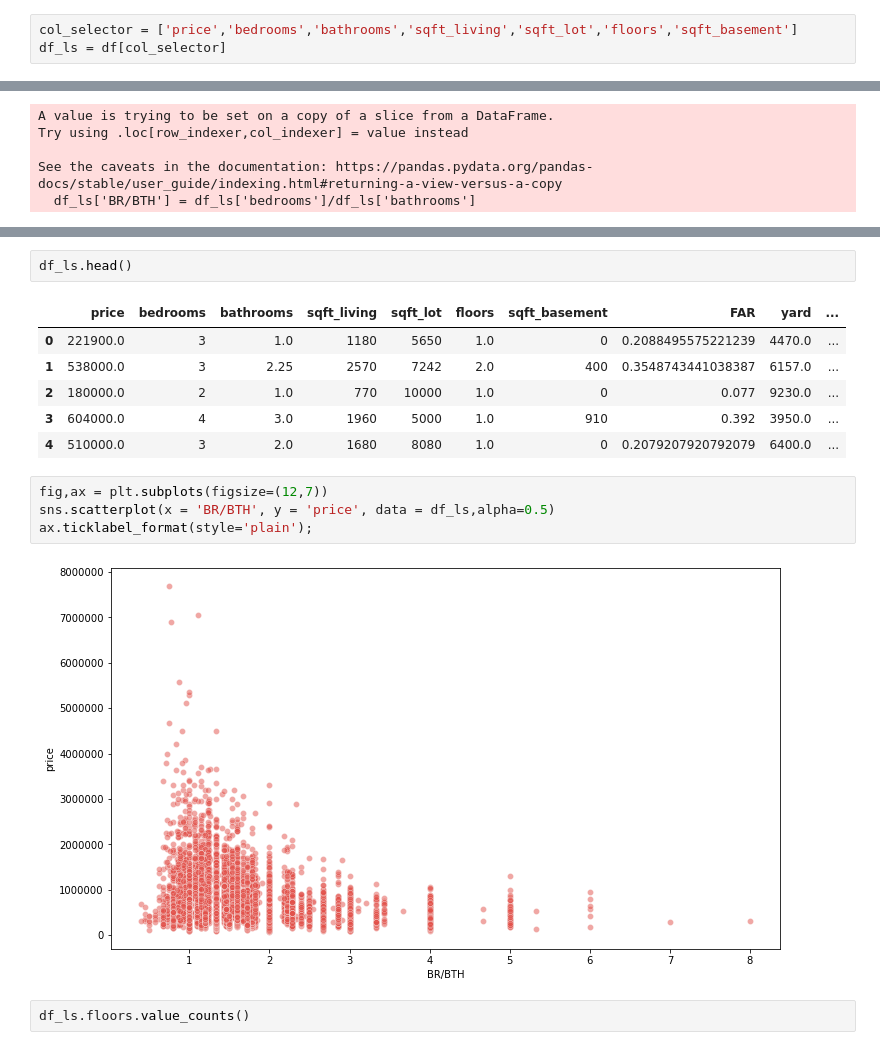
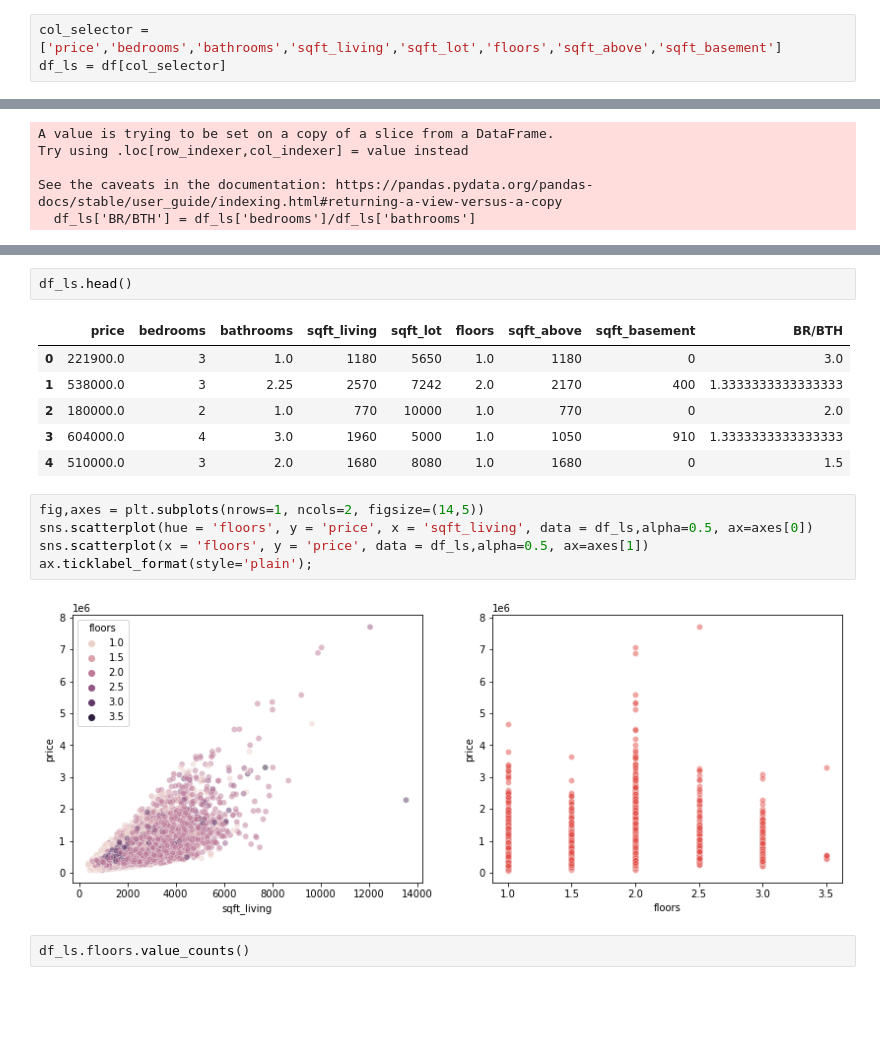
Before and after one commit to vivyhasadream/DS_P2_King-County-House-Sales-Predict, a Jupyter notebook: Han_2_EDA.ipynb, the cells around one changed output, grey strips where cells are left out. Saved outputs shown, nothing was run; the diff lists cells and outputs as text; blank space fills up the shorter version.

```diff
--- a/Han_2_EDA.ipynb
+++ b/Han_2_EDA.ipynb
@@ -176,7 +176,7 @@ Name: price, dtype: int64
 # %% [markdown]
 # EDA LIVING SPACE
 # %%
-col_selector = ['price','bedrooms','bathrooms','sqft_living','sqft_lot','floors','sqft_basement']
+col_selector = ['price','bedrooms','bathrooms','sqft_living','sqft_lot','floors','sqft_above','sqft_basement']
 df_ls = df[col_selector]
 # %%
 fig,ax = plt.subplots(figsize=(12,7))
@@ -196,18 +204,19 @@ See the caveats in the documentation: https://pandas.pydata.org/pandas-docs/stab
 # %%
 df_ls.head()
 # %% [output]
-|  | price | bedrooms | bathrooms | sqft_living | sqft_lot | floors | sqft_basement | FAR | yard | ... |
-| 0 | 221900.0 | 3 | 1.0 | 1180 | 5650 | 1.0 | 0 | 0.2088495575221239 | 4470.0 | ... |
-| 1 | 538000.0 | 3 | 2.25 | 2570 | 7242 | 2.0 | 400 | 0.3548743441038387 | 6157.0 | ... |
-| 2 | 180000.0 | 2 | 1.0 | 770 | 10000 | 1.0 | 0 | 0.077 | 9230.0 | ... |
-| 3 | 604000.0 | 4 | 3.0 | 1960 | 5000 | 1.0 | 910 | 0.392 | 3950.0 | ... |
-| 4 | 510000.0 | 3 | 2.0 | 1680 | 8080 | 1.0 | 0 | 0.2079207920792079 | 6400.0 | ... |
+|  | price | bedrooms | bathrooms | sqft_living | sqft_lot | floors | sqft_above | sqft_basement | BR/BTH |
+| 0 | 221900.0 | 3 | 1.0 | 1180 | 5650 | 1.0 | 1180 | 0 | 3.0 |
+| 1 | 538000.0 | 3 | 2.25 | 2570 | 7242 | 2.0 | 2170 | 400 | 1.3333333333333333 |
+| 2 | 180000.0 | 2 | 1.0 | 770 | 10000 | 1.0 | 770 | 0 | 2.0 |
+| 3 | 604000.0 | 4 | 3.0 | 1960 | 5000 | 1.0 | 1050 | 910 | 1.3333333333333333 |
+| 4 | 510000.0 | 3 | 2.0 | 1680 | 8080 | 1.0 | 1680 | 0 | 1.5 |
 # %%
-fig,ax = plt.subplots(figsize=(12,7))
-sns.scatterplot(x = 'BR/BTH', y = 'price', data = df_ls,alpha=0.5)
+fig,axes = plt.subplots(nrows=1, ncols=2, figsize=(14,5))
+sns.scatterplot(hue = 'floors', y = 'price', x = 'sqft_living', data = df_ls,alpha=0.5, ax=axes[0])
+sns.scatterplot(x = 'floors', y = 'price', data = df_ls,alpha=0.5, ax=axes[1])
 ax.ticklabel_format(style='plain');
 # %% [output]
-[figure, old version]
+[figure, new version]
 # %%
 df_ls.floors.value_counts()
 # %% [output]
```
Also changed, not shown: parts of 47 cells of this notebook, 4 other files.
